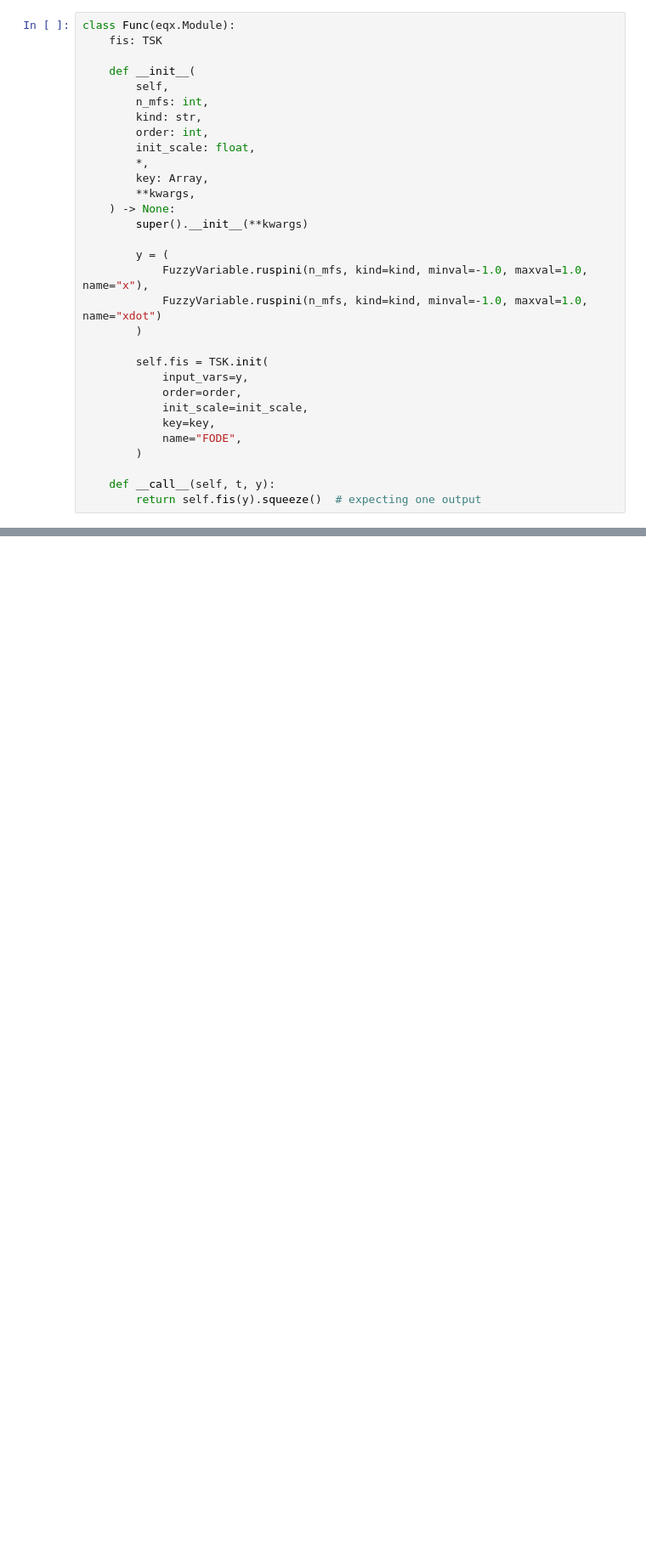
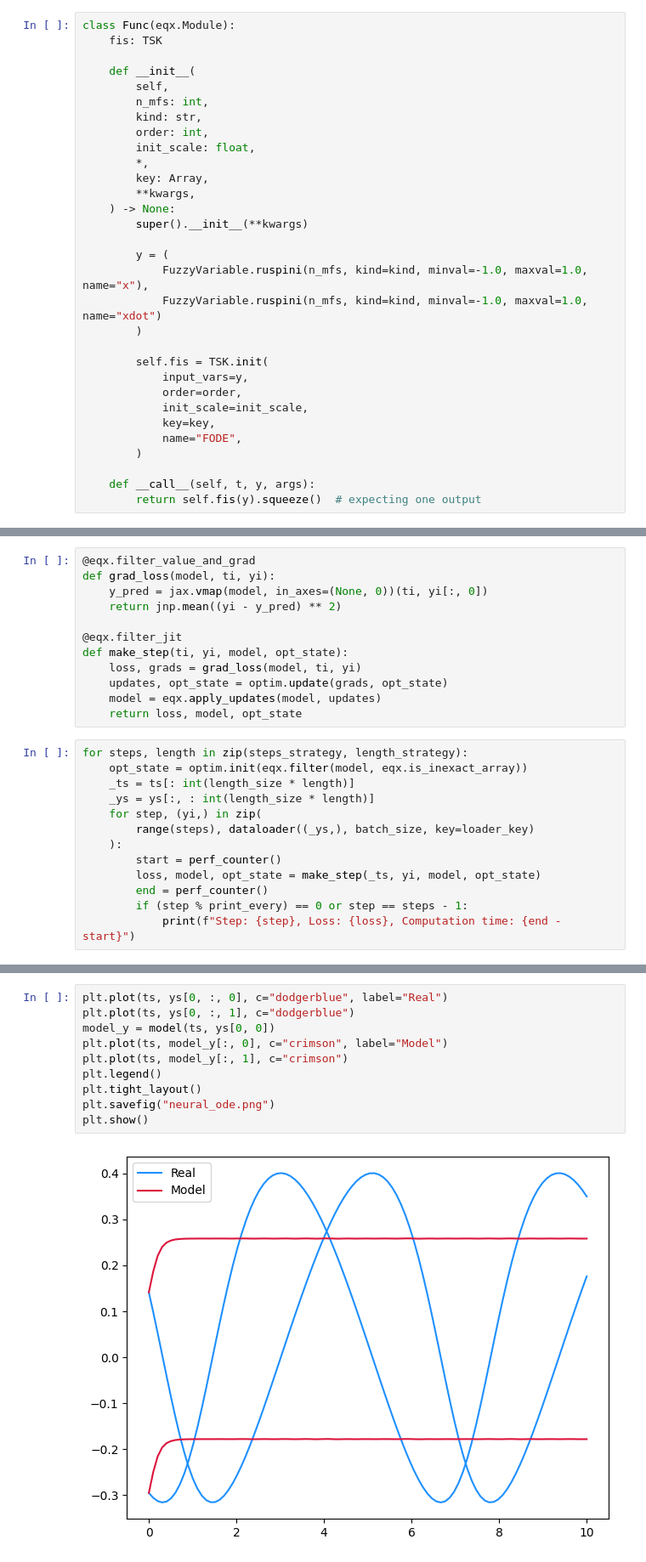
Before and after one commit to uc-steffenr/FLEX, a Jupyter notebook: examples/fuzzy_ode.ipynb, the cells around one changed output, grey strips where cells are left out. Shown at 85% size. Drawn from its saved outputs; the diff is of its cells as text; blank space fills up the shorter version.

```diff
--- a/examples/fuzzy_ode.ipynb
+++ b/examples/fuzzy_ode.ipynb
@@ -82,7 +83,7 @@ class Func(eqx.Module):
             name="FODE",
         )
 
-    def __call__(self, t, y):
+    def __call__(self, t, y, args):
         return self.fis(y).squeeze()  # expecting one output
 # %%
 class FuzzyODE(eqx.Module):
@@ -127,0 +152,25 @@ lr = 3e-3
+# %%
+@eqx.filter_value_and_grad
+def grad_loss(model, ti, yi):
+    y_pred = jax.vmap(model, in_axes=(None, 0))(ti, yi[:, 0])
+    return jnp.mean((yi - y_pred) ** 2)
+
+@eqx.filter_jit
+def make_step(ti, yi, model, opt_state):
+    loss, grads = grad_loss(model, ti, yi)
+    updates, opt_state = optim.update(grads, opt_state)
+    model = eqx.apply_updates(model, updates)
+    return loss, model, opt_state
+# %%
+for steps, length in zip(steps_strategy, length_strategy):
+    opt_state = optim.init(eqx.filter(model, eqx.is_inexact_array))
+    _ts = ts[: int(length_size * length)]
+    _ys = ys[:, : int(length_size * length)]
+    for step, (yi,) in zip(
+        range(steps), dataloader((_ys,), batch_size, key=loader_key)
+    ):
+        start = perf_counter()
+        loss, model, opt_state = make_step(_ts, yi, model, opt_state)
+        end = perf_counter()
+        if (step % print_every) == 0 or step == steps - 1:
+            print(f"Step: {step}, Loss: {loss}, Computation time: {end - start}")
@@ -127,0 +195,12 @@ lr = 3e-3
+# %%
+plt.plot(ts, ys[0, :, 0], c="dodgerblue", label="Real")
+plt.plot(ts, ys[0, :, 1], c="dodgerblue")
+model_y = model(ts, ys[0, 0])
+plt.plot(ts, model_y[:, 0], c="crimson", label="Model")
+plt.plot(ts, model_y[:, 1], c="crimson")
+plt.legend()
+plt.tight_layout()
+plt.savefig("neural_ode.png")
+plt.show()
+# %% [output]
+[figure, added]
```
Also changed, not shown: parts of 6 cells of this notebook.
